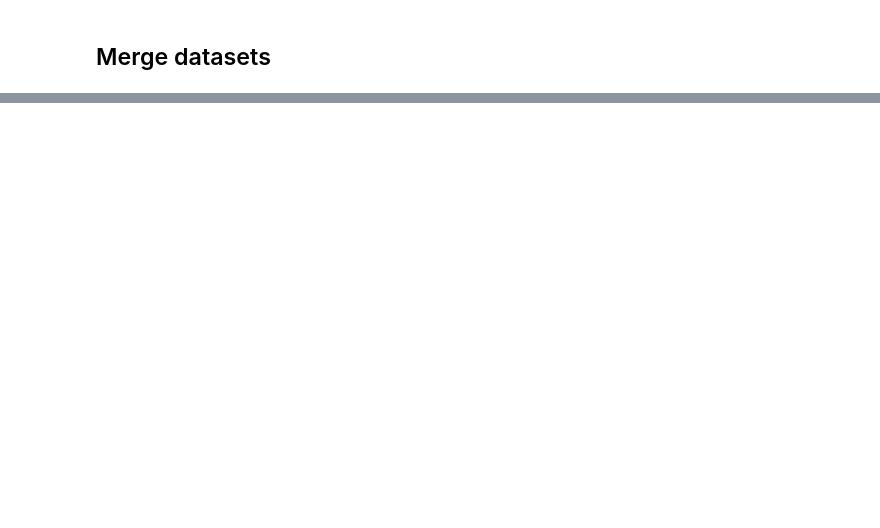
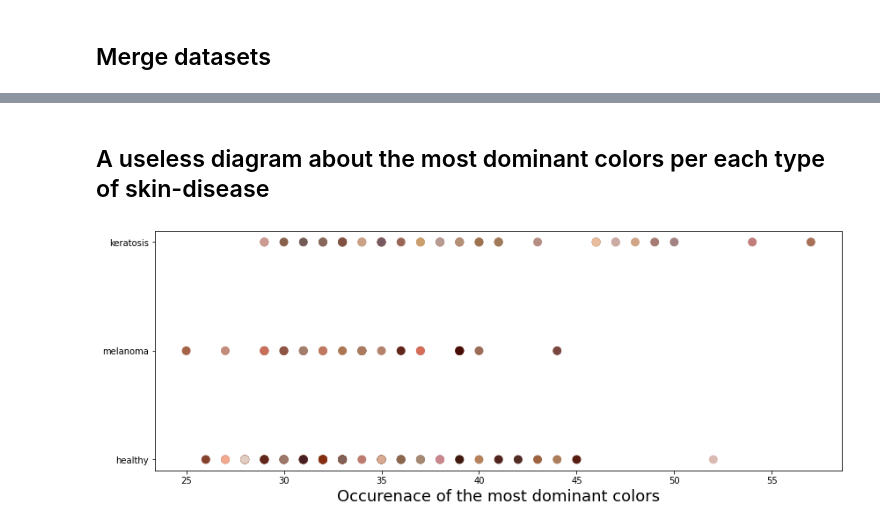
Before and after one commit to csipapicsa/fyp2021p03q10, a Jupyter notebook: notebooks/Final_Report.ipynb, the cells around one changed output, grey strips where cells are left out. Cells and saved outputs as stored; diff of their text form; code cells hidden in the pictures; blank space fills up the shorter version.

```diff
--- a/notebooks/Final_Report.ipynb
+++ b/notebooks/Final_Report.ipynb
@@ -206,9 +210,10 @@ PermissionError: [Errno 13] Permission denied: '../data/processed/dominant_color
 ## Merge datasets
 # %%
 dominant_color = pd.read_csv("../data/processed/dominant_colors_final_dataset.csv", sep = ",")
+a_p = pd.read_csv("../features/features.csv", sep = ",")
 border_symmetry = pd.read_csv("../data/processed/border_symmetry.csv", sep = ",")
 border_symmetry = border_symmetry.drop(['image_id'],axis=1)
 dominant_color = dominant_color.drop(['Unnamed: 0','Unnamed: 0.1','adjusted_bool'],axis=1)
-final_df = pd.concat([dominant_color, border_symmetry], axis=1)
-final_df = final_df.drop(['Unnamed: 0.1.1'],axis=1)
+final_df = pd.concat([dominant_color, border_symmetry,a_p], axis=1)
+final_df = final_df.drop(['Unnamed: 0.1.1',"id"],axis=1)
 final_df.to_csv('../data/processed/final_df.csv')
@@ -229,0 +220,16 @@ final_df.to_csv('../data/processed/final_df.csv')
+# %% [markdown]
+## A useless diagram about the most dominant colors per each type of skin-disease
+# %%
+colors=final_df["RGB4html"]
+fig, ax = plt.subplots(figsize=(14, 5))
+plt.scatter(final_df["RGB4_occ"],
+            final_df["help_int_for_colors"],
+            s=80,
+            c=colors,
+            alpha=1)
+
+#plt.figsize(10,6)
+plt.xlabel("Occurenace of the most dominant colors",fontsize=18)
+plt.show()
+# %% [output]
+[figure, added]
```
Also changed, not shown: parts of 8 cells of this notebook, 3 other files.
